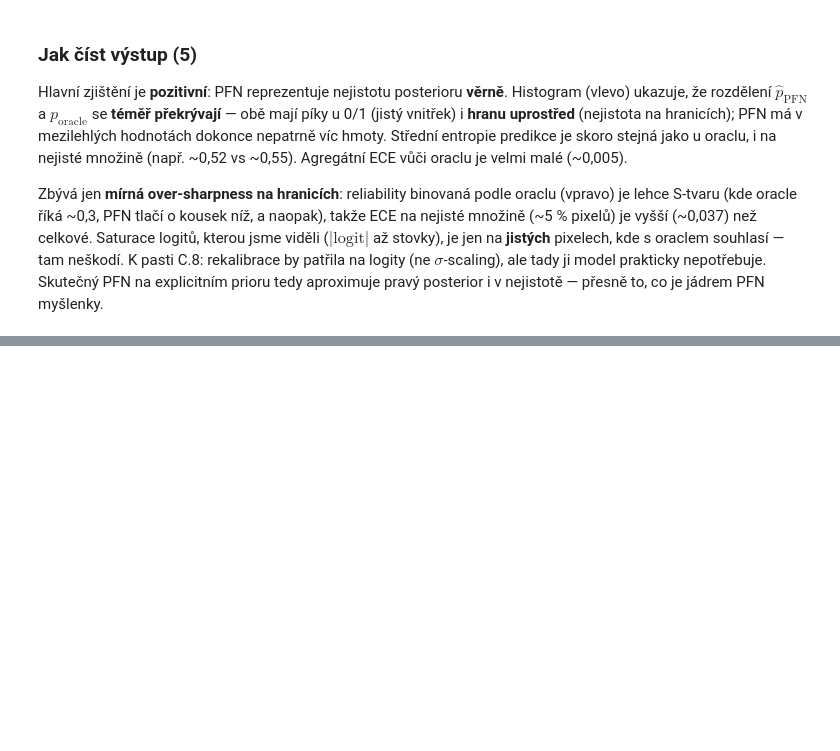
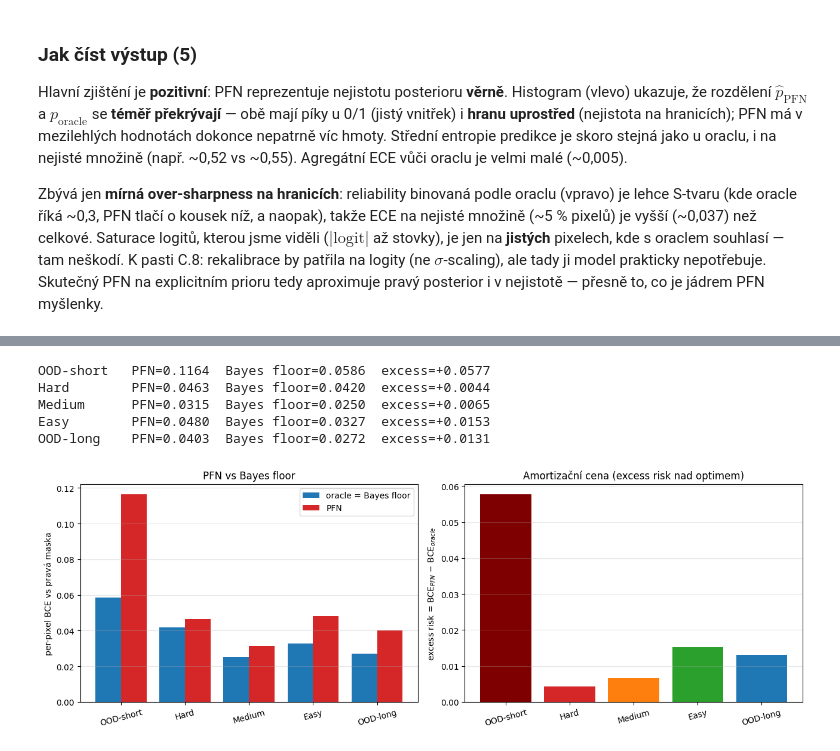
Before and after one commit to gulierus/VU_RG, a Jupyter notebook: experiments/Experiment_C_PFN_segmentation.ipynb, the cells around one changed output, grey strips where cells are left out. Drawn from its saved outputs; the diff is of its cells as text; code cells hidden in the pictures; blank space fills up the shorter version.

```diff
--- a/experiments/Experiment_C_PFN_segmentation.ipynb
+++ b/experiments/Experiment_C_PFN_segmentation.ipynb
@@ -495,0 +506,30 @@ i v nejistotě — přesně to, co je jádrem PFN myšlenky.
+# %%
+gen=torch.Generator().manual_seed(11)
+def _bce(p,y): p=clamp01(p); return float(-(y*p.log()+(1-y)*(1-p).log()).mean())
+regs=['OOD-short','Hard','Medium','Easy','OOD-long']; pfn_bce=[]; ora_bce=[]
+for reg in regs:
+    ell=REGIMES[reg]*GRID; tau=float(_normal_icdf(0.5)); pf=[]; orc=[]
+    for _ in range(40):
+        sig=float(torch.empty(1).uniform_(0.05,0.30))
+        q,si,sl,gt,_=make_task(16,ell,tau,sig,gen)
+        p=torch.sigmoid(predict_logits(q,si,sl))[0,0]; p_or,_=oracle(q,ell,sig,tau=tau)
+        pf.append(_bce(p,gt)); orc.append(_bce(p_or,gt))
+    pfn_bce.append(np.mean(pf)); ora_bce.append(np.mean(orc))
+    print(f'{reg:10s}  PFN={pfn_bce[-1]:.4f}  Bayes floor={ora_bce[-1]:.4f}  excess={pfn_bce[-1]-ora_bce[-1]:+.4f}',flush=True)
+pfn_bce=np.array(pfn_bce); ora_bce=np.array(ora_bce); excess=pfn_bce-ora_bce
+fig,axes=plt.subplots(1,2,figsize=(13,4.6)); x=np.arange(len(regs))
+axes[0].bar(x-0.2,ora_bce,0.4,label='oracle = Bayes floor',color='#1f77b4')
+axes[0].bar(x+0.2,pfn_bce,0.4,label='PFN',color='#d62728')
+axes[0].set_xticks(x); axes[0].set_xticklabels(regs,rotation=15)
+axes[0].set_ylabel('per-pixel BCE vs pravá maska'); axes[0].set_title('PFN vs Bayes floor'); axes[0].legend(); axes[0].grid(alpha=0.3,axis='y')
+axes[1].bar(x,excess,color=['#7f0000','#d62728','#ff7f0e','#2ca02c','#1f77b4'])
+axes[1].set_xticks(x); axes[1].set_xticklabels(regs,rotation=15)
+axes[1].set_ylabel('excess risk = BCE$_{PFN}$ − BCE$_{oracle}$'); axes[1].set_title('Amortizační cena (excess risk nad optimem)'); axes[1].grid(alpha=0.3,axis='y')
+fig.tight_layout(); fig.savefig(os.path.join(FIGDIR,'fig_C_06_bayes_floor.png'),dpi=150,bbox_inches='tight'); plt.show()
+# %% [output]
+OOD-short   PFN=0.1164  Bayes floor=0.0586  excess=+0.0577
+Hard        PFN=0.0463  Bayes floor=0.0420  excess=+0.0044
+Medium      PFN=0.0315  Bayes floor=0.0250  excess=+0.0065
+Easy        PFN=0.0480  Bayes floor=0.0327  excess=+0.0153
+OOD-long    PFN=0.0403  Bayes floor=0.0272  excess=+0.0131
+[figure, added]
```
Also changed, not shown: parts of 4 cells of this notebook, 14 other files.
